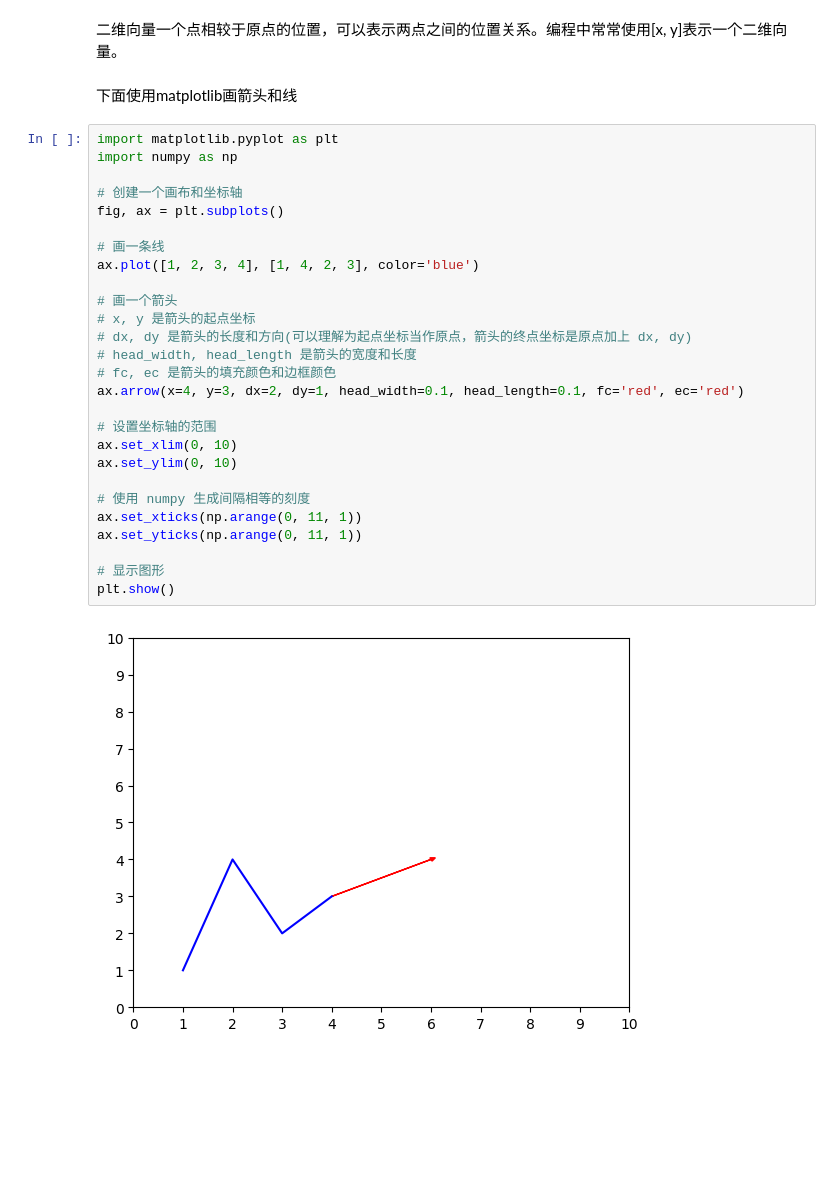
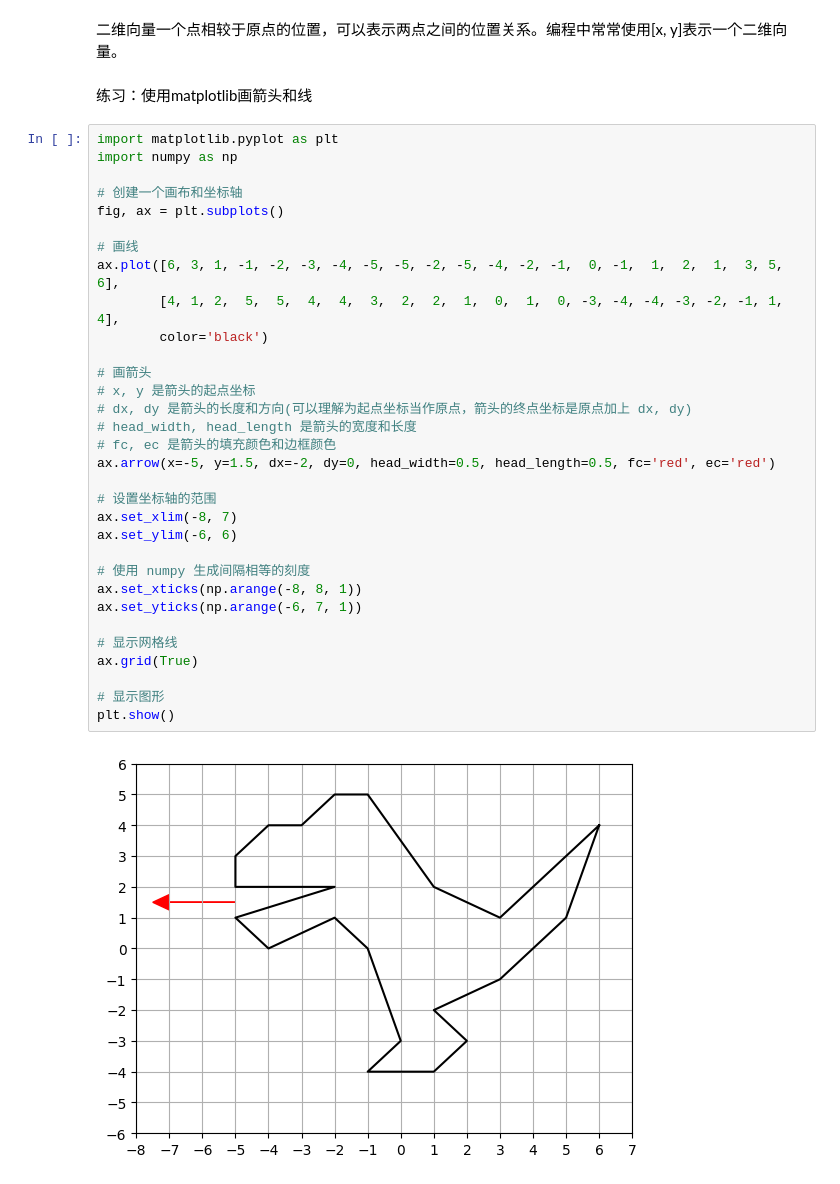
Before and after one commit to administrator418/MathWithPython, a Jupyter notebook: Math for Programmers/Part 1: Vectors and Graphics.ipynb, the cells around one changed output. Drawn from its saved outputs; the diff is of its cells as text; blank space fills up the shorter version.

```diff
--- a/Math for Programmers/Part 1: Vectors and Graphics.ipynb
+++ b/Math for Programmers/Part 1: Vectors and Graphics.ipynb
@@ -24,34 +24,39 @@ system of linear equations(线性方程组)
 ## 1.1 二维向量绘图
 # %% [markdown]
 二维向量一个点相较于原点的位置，可以表示两点之间的位置关系。编程中常常使用[x, y]表示一个二维向量。
-# %% [markdown]
-下面使用matplotlib画箭头和线
+# %% [markdown]
+练习：使用matplotlib画箭头和线
 # %%
 import matplotlib.pyplot as plt
 import numpy as np
 
 # 创建一个画布和坐标轴
 fig, ax = plt.subplots()
 
-# 画一条线
-ax.plot([1, 2, 3, 4], [1, 4, 2, 3], color='blue')
+# 画线
+ax.plot([6, 3, 1, -1, -2, -3, -4, -5, -5, -2, -5, -4, -2, -1,  0, -1,  1,  2,  1,  3, 5, 6],
+        [4, 1, 2,  5,  5,  4,  4,  3,  2,  2,  1,  0,  1,  0, -3, -4, -4, -3, -2, -1, 1, 4],
+        color='black')
 
-# 画一个箭头
+# 画箭头
 # x, y 是箭头的起点坐标
 # dx, dy 是箭头的长度和方向(可以理解为起点坐标当作原点，箭头的终点坐标是原点加上 dx, dy)
 # head_width, head_length 是箭头的宽度和长度
 # fc, ec 是箭头的填充颜色和边框颜色
-ax.arrow(x=4, y=3, dx=2, dy=1, head_width=0.1, head_length=0.1, fc='red', ec='red')
+ax.arrow(x=-5, y=1.5, dx=-2, dy=0, head_width=0.5, head_length=0.5, fc='red', ec='red')
 
 # 设置坐标轴的范围
-ax.set_xlim(0, 10)
-ax.set_ylim(0, 10)
+ax.set_xlim(-8, 7)
+ax.set_ylim(-6, 6)
 
 # 使用 numpy 生成间隔相等的刻度
-ax.set_xticks(np.arange(0, 11, 1))
-ax.set_yticks(np.arange(0, 11, 1))
+ax.set_xticks(np.arange(-8, 8, 1))
+ax.set_yticks(np.arange(-6, 7, 1))
+
+# 显示网格线
+ax.grid(True)
 
 # 显示图形
 plt.show()
 # %% [output]
-[figure, old version]
+[figure, new version]
```
Also changed, not shown: parts of 2 cells of this notebook.
